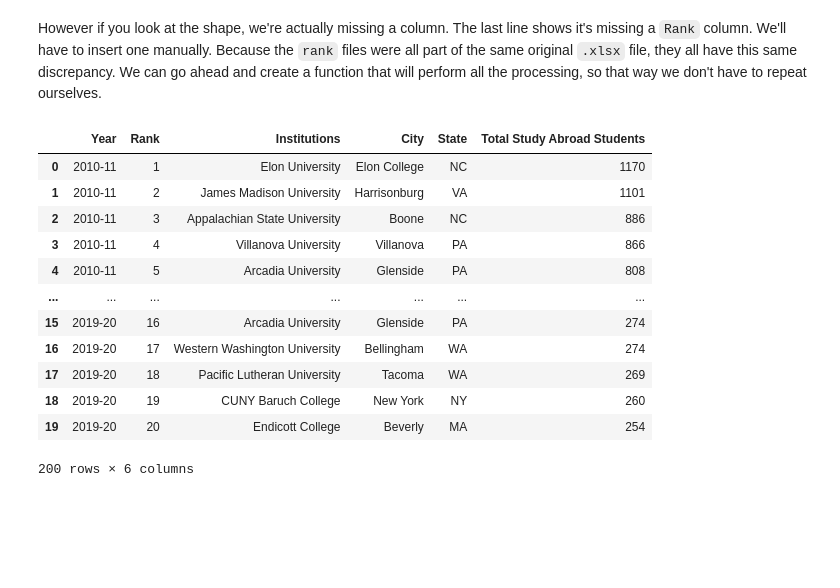
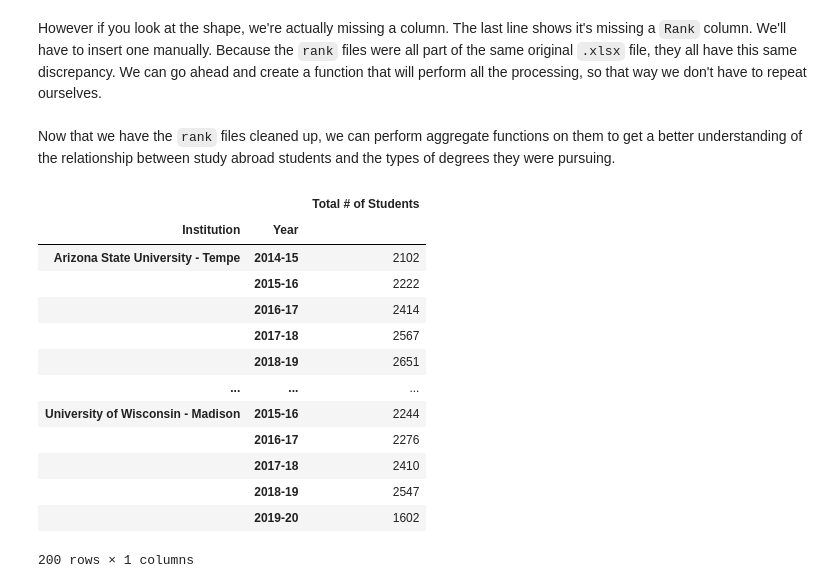
Before and after one commit to noah-kg/data-cleaning-study-abroad, a Jupyter notebook: StudyAbroad.ipynb, the cells around one changed output. Drawn from its saved outputs; the diff is of its cells as text; code cells hidden in the pictures; blank space fills up the shorter version.

```diff
--- a/StudyAbroad.ipynb
+++ b/StudyAbroad.ipynb
@@ -401,19 +400,23 @@ def process_rank(df):
 phd = process_rank(data['rank_phd'])
 master = process_rank(data['rank_master'])
 bachelor = process_rank(data['rank_bachelor'])
-# %%
-master
-# %% [output]
-|  | Year | Rank | Institutions | City | State | Total Study Abroad Students |
-| 0 | 2010-11 | 1 | Elon University | Elon College | NC | 1170 |
-| 1 | 2010-11 | 2 | James Madison University | Harrisonburg | VA | 1101 |
-| 2 | 2010-11 | 3 | Appalachian State University | Boone | NC | 886 |
-| 3 | 2010-11 | 4 | Villanova University | Villanova | PA | 866 |
-| 4 | 2010-11 | 5 | Arcadia University | Glenside | PA | 808 |
-| ... | ... | ... | ... | ... | ... | ... |
-| 15 | 2019-20 | 16 | Arcadia University | Glenside | PA | 274 |
-| 16 | 2019-20 | 17 | Western Washington University | Bellingham | WA | 274 |
-| 17 | 2019-20 | 18 | Pacific Lutheran University | Tacoma | WA | 269 |
-| 18 | 2019-20 | 19 | CUNY Baruch College | New York | NY | 260 |
-| 19 | 2019-20 | 20 | Endicott College | Beverly | MA | 254 |
-200 rows × 6 columns
+# %% [markdown]
+Now that we have the `rank` files cleaned up, we can perform aggregate functions on them to get a better understanding of the relationship between study abroad students and the types of degrees they were pursuing.
+# %%
+students_per_year = phd.groupby(['Institution', 'Year']).agg(sum)
+students_per_year
+# %% [output]
+|  |  | Total # of Students |
+| Institution | Year |  |
+| Arizona State University - Tempe | 2014-15 | 2102 |
+|  | 2015-16 | 2222 |
+|  | 2016-17 | 2414 |
+|  | 2017-18 | 2567 |
+|  | 2018-19 | 2651 |
+| ... | ... | ... |
+| University of Wisconsin - Madison | 2015-16 | 2244 |
+|  | 2016-17 | 2276 |
+|  | 2017-18 | 2410 |
+|  | 2018-19 | 2547 |
+|  | 2019-20 | 1602 |
+200 rows × 1 columns
```
Also changed, not shown: parts of 6 cells of this notebook.
